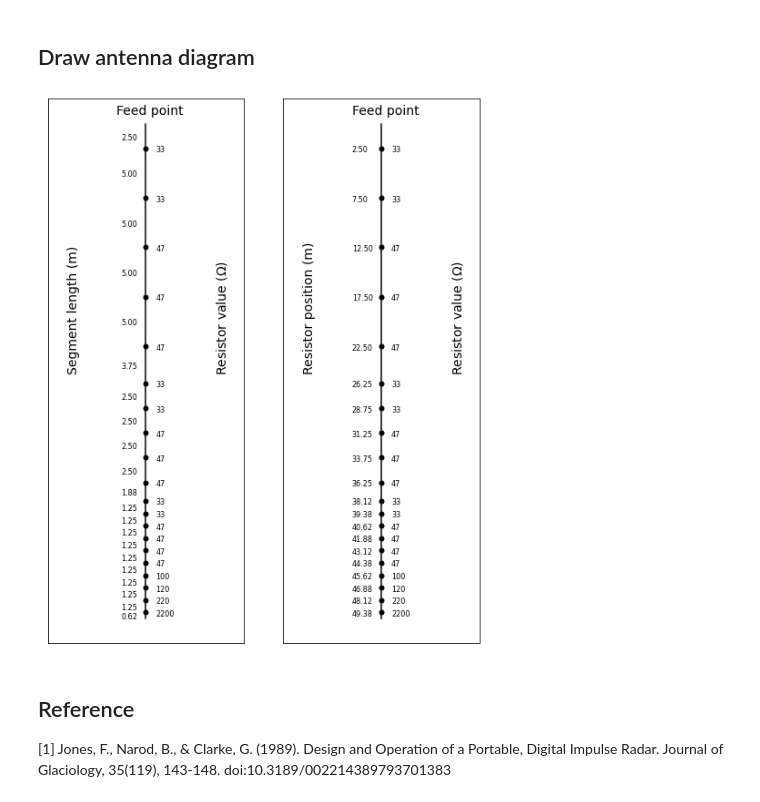
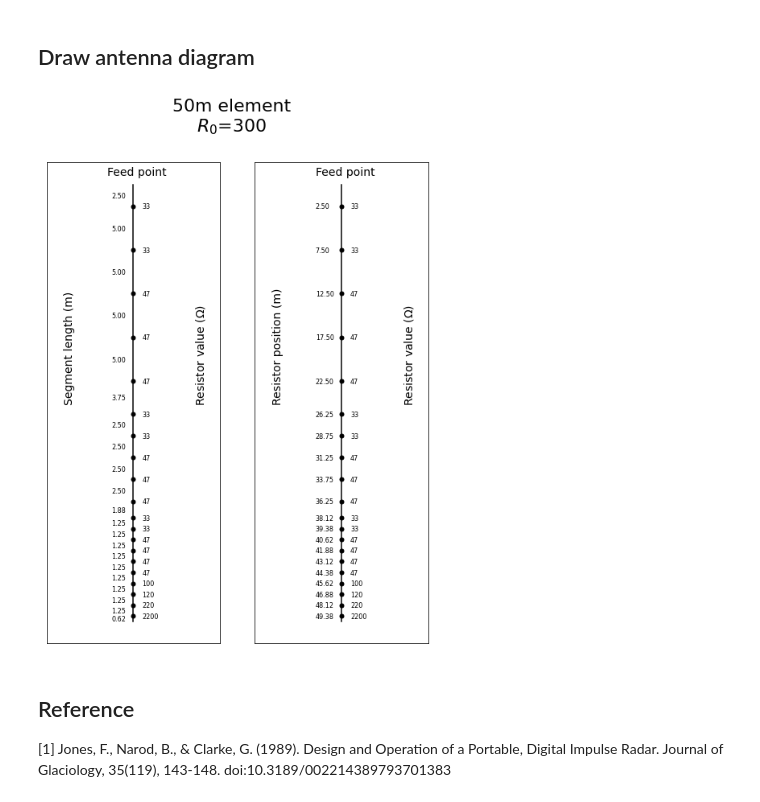
Before and after one commit to mchristoffersen/antenna, a Jupyter notebook: antennaCalc.ipynb, the cells around one changed output. Drawn from its saved outputs; the diff is of its cells as text; code cells hidden in the pictures.

Commit message:
Title on pdf plot

```diff
--- a/antennaCalc.ipynb
+++ b/antennaCalc.ipynb
@@ -106,6 +106,7 @@ qty,ohms
 # %%
 plt.figure(figsize=(8.5, 11)) # fit on printer paper
 valfont = 8
+plt.suptitle("%dm element\n$R_0$=%d" % (h, R0), fontsize=22)
 
 ### Resistor values and segment lengths ###
 plt.subplot(1,2,1)
@@ -131,34 +132,35 @@ plt.annotate("Resistor value ($\Omega$)", (1.035, h/2), rotation=90, fontsize=14
 #plt.axis("off") # Turn off axes
 plt.gca().get_yaxis().set_visible(False)
 plt.gca().get_xaxis().set_visible(False)
 plt.gca().invert_yaxis() # Feed point at top
 
 ### Resistor values and positions ###
 plt.subplot(1,2,2)
 plt.plot([1,1], [0,h],'k') # Draw a line
 plt.plot(np.ones_like(rpos), rpos, 'k.', markersize=10) # Dots at resistor locations
 plt.xlim((0.95, 1.05))
 
 for i,r in enumerate(qval):
     x = rpos[i]
     plt.annotate("%d" % r, (1.005, x+h/150), fontsize=valfont)
     plt.annotate("%.2f" % x, (0.985, x+h/150), fontsize=valfont)
 
 plt.annotate("Feed point", (.985, -h/50), fontsize=14)
 plt.annotate("Resistor position (m)", (0.96, h/2), rotation=90, fontsize=14)
 plt.annotate("Resistor value ($\Omega$)", (1.035, h/2), rotation=90, fontsize=14)
 
 #plt.axis("off") # Turn off axes
 plt.gca().get_yaxis().set_visible(False)
 plt.gca().get_xaxis().set_visible(False)
 plt.gca().invert_yaxis() # Feed point at top
 
 ## Save it? ##
 plt.savefig("%dm_%dr0.pdf" % (h, R0), dpi=200)
+##    ##    ##
 
 plt.show()
 # %% [output]
-[figure, old version]
+[figure, new version]
 # %% [markdown]
 ## Reference
 [1] Jones, F., Narod, B., & Clarke, G. (1989). Design and Operation of a Portable, Digital Impulse Radar. Journal of Glaciology, 35(119), 143-148. doi:10.3189/002214389793701383
```
